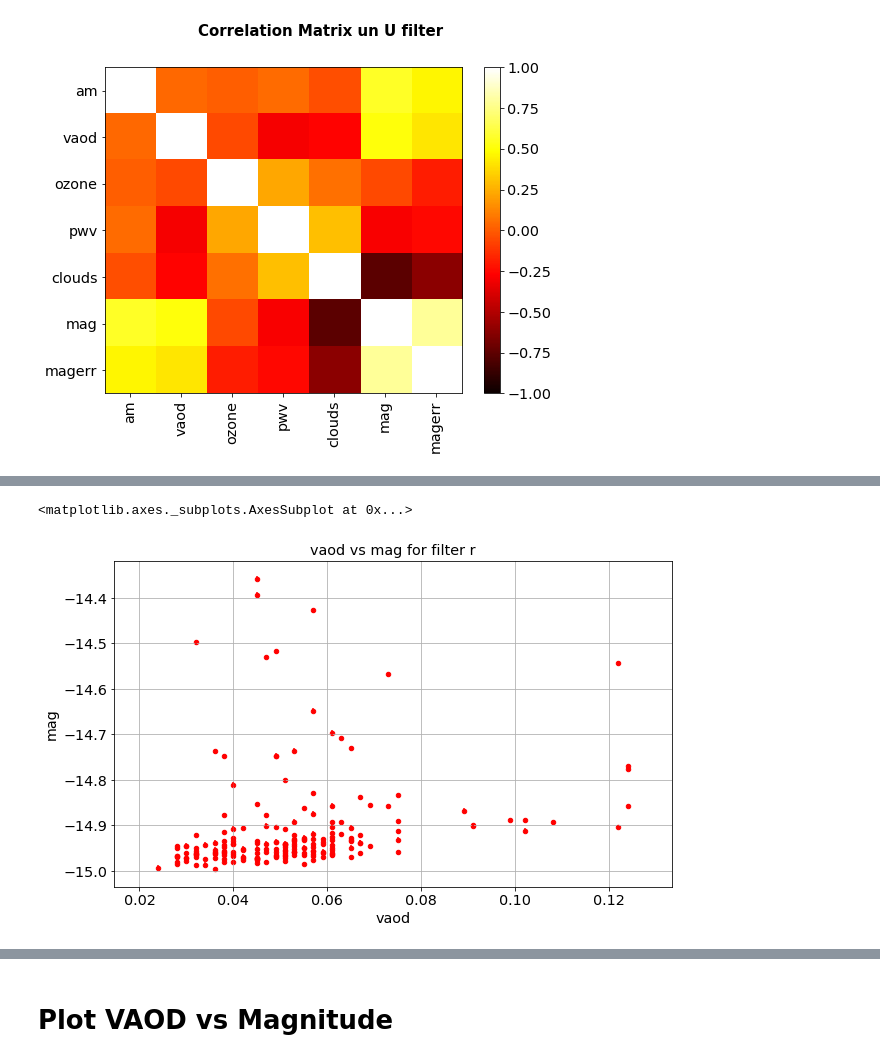
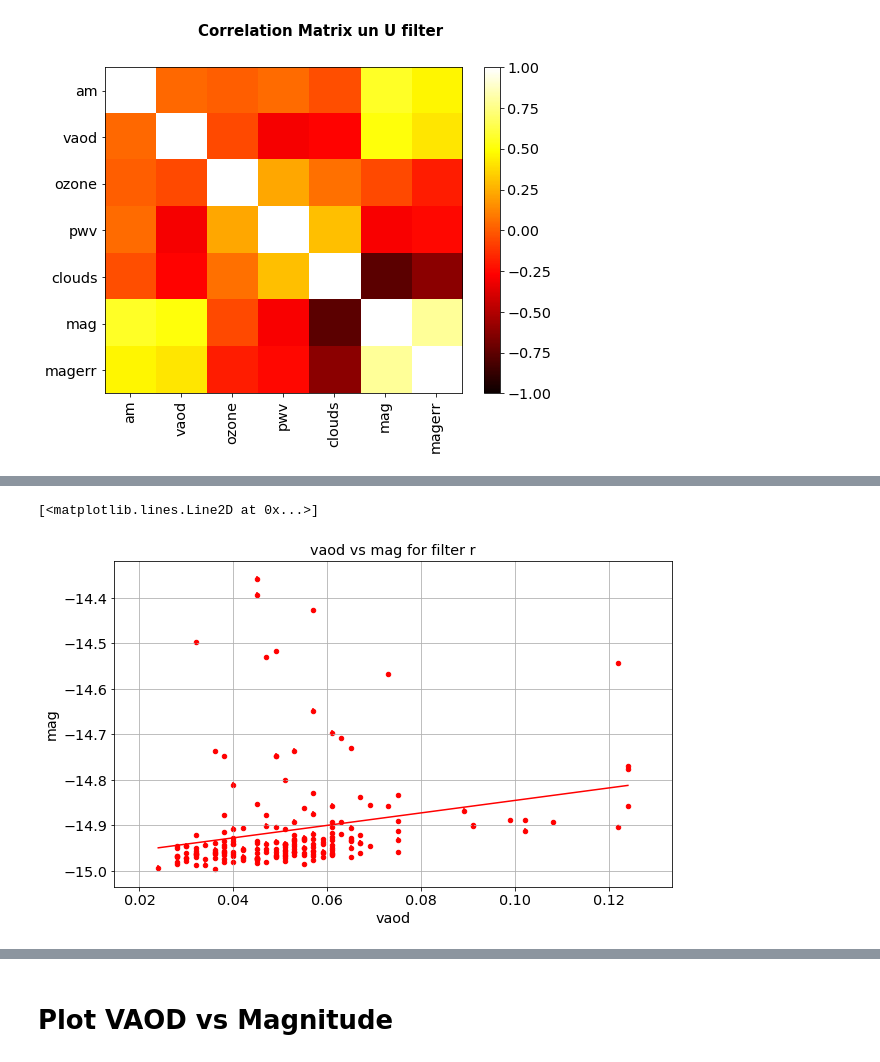
Before and after one commit to LSSTDESC/OpenAtmMiniDataChallenge, a Jupyter notebook: CorrelationSimResultAtmosphere.ipynb, the cells around one changed output, grey strips where cells are left out. Drawn from its saved outputs; the diff is of its cells as text; code cells hidden in the pictures.

```diff
--- a/CorrelationSimResultAtmosphere.ipynb
+++ b/CorrelationSimResultAtmosphere.ipynb
@@ -245,0 +289,7 @@ thedf.loc[(thedf.f == 2) ].plot.scatter(x='vaod',y='mag',yerr='magerr',title='va
+# %%
+thedfr=thedf.loc[(thedf.f == 3)].drop('f', axis=1)
+# %%
+theX=thedfr["vaod"].values
+theY=thedfr["mag"].values
+theEY=thedfr["magerr"].values
+thedfr.corr()
@@ -245,0 +305,11 @@ thedf.loc[(thedf.f == 2) ].plot.scatter(x='vaod',y='mag',yerr='magerr',title='va
+# %%
+theZ,theCov=np.polyfit(theX,theY,1,w=1/theEY,cov=True)
+pol = np.poly1d(theZ)
+Xfit=np.linspace(theX.min(),theX.max(),50)
+Yfit=pol(Xfit)
+# %%
+thedfr.plot.scatter(x='vaod',y='mag',yerr='magerr',title='vaod vs mag for filter r',color='r',marker='o',grid=True)
+plt.plot(Xfit,Yfit,'r-')
+# %% [output]
+[<matplotlib.lines.Line2D at 0x...>]
+[figure, added]
@@ -246,5 +318,2 @@ thedf.loc[(thedf.f == 2) ].plot.scatter(x='vaod',y='mag',yerr='magerr',title='va
 # %%
-thedf.loc[(thedf.f == 3) ].plot.scatter(x='vaod',y='mag',yerr='magerr',title='vaod vs mag for filter r',color='r',marker='o',grid=True)
+#thedf.loc[(thedf.f == 3) ].plot.scatter(x='vaod',y='mag',yerr='magerr',title='vaod vs mag for filter r',color='r',marker='o',grid=True)
-# %% [output]
-<matplotlib.axes._subplots.AxesSubplot at 0x...>
-[figure, removed]
```
Also changed, not shown: parts of 52 cells of this notebook.
